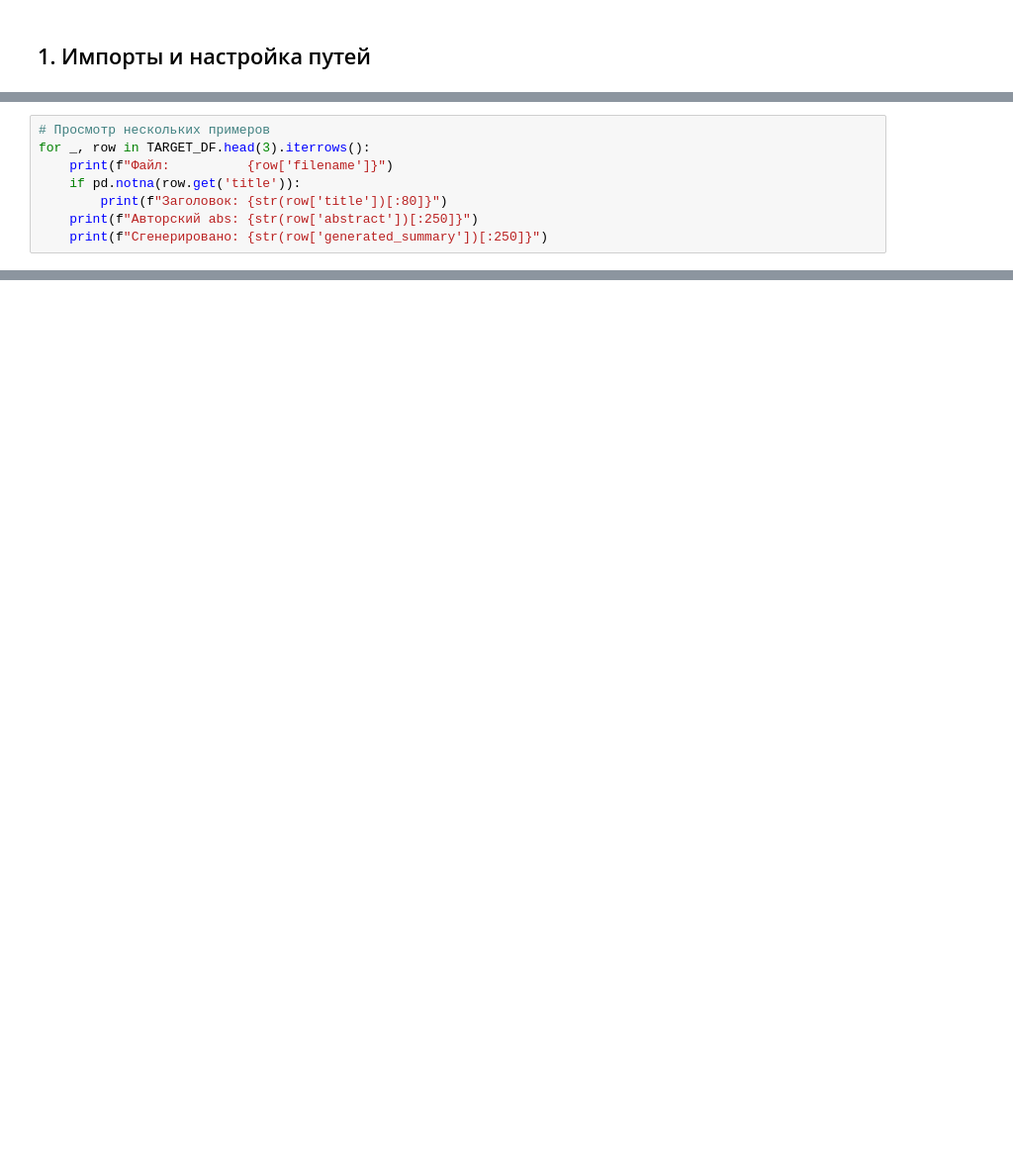
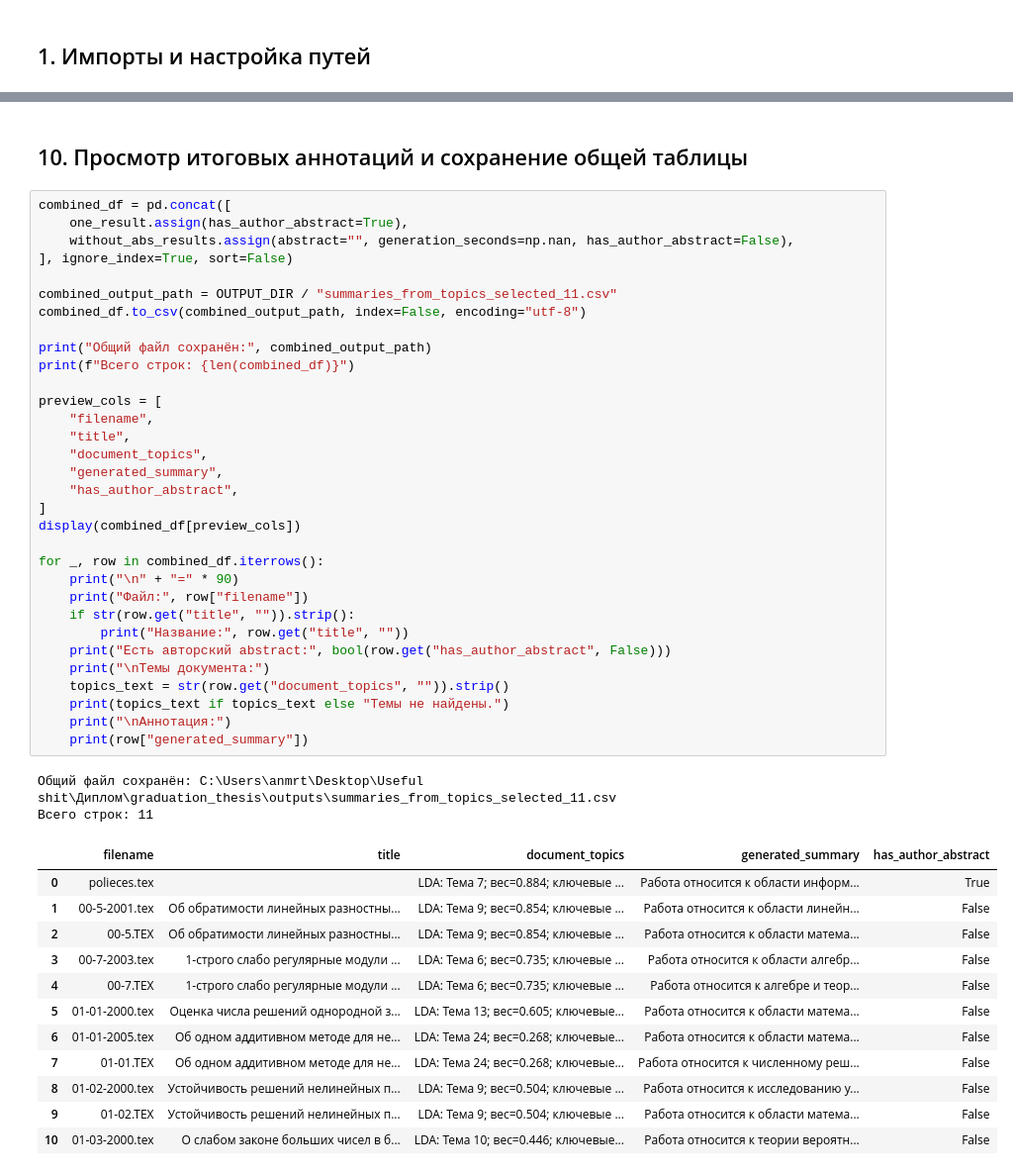
Before and after one commit to AnastasiyaMartynova/graduation_thesis, a Jupyter notebook: 06_summarization.ipynb, the cells around one changed output, grey strips where cells are left out. Shown at 99% size. Saved outputs shown, nothing was run; the diff lists cells and outputs as text; blank space fills up the shorter version.

Commit message:
Summarization: now summarization is done based on the thematic profile of documents, and not on text content

```diff
--- a/06_summarization.ipynb
+++ b/06_summarization.ipynb
@@ -191,8 +2,0 @@ print("Промежуточный результат сохранён:", OUTPUT_
-# %%
-# Просмотр нескольких примеров
-for _, row in TARGET_DF.head(3).iterrows():
-    print(f"Файл:          {row['filename']}")
-    if pd.notna(row.get('title')):
-        print(f"Заголовок: {str(row['title'])[:80]}")
-    print(f"Авторский abs: {str(row['abstract'])[:250]}")
-    print(f"Сгенерировано: {str(row['generated_summary'])[:250]}")
@@ -459,0 +896,49 @@ print("Колонки:", final_cols)
+# %% [markdown]
+## 10. Просмотр итоговых аннотаций и сохранение общей таблицы
+# %%
+combined_df = pd.concat([
+    one_result.assign(has_author_abstract=True),
+    without_abs_results.assign(abstract="", generation_seconds=np.nan, has_author_abstract=False),
+], ignore_index=True, sort=False)
+
+combined_output_path = OUTPUT_DIR / "summaries_from_topics_selected_11.csv"
+combined_df.to_csv(combined_output_path, index=False, encoding="utf-8")
+
+print("Общий файл сохранён:", combined_output_path)
+print(f"Всего строк: {len(combined_df)}")
+
+preview_cols = [
+    "filename",
+    "title",
+    "document_topics",
+    "generated_summary",
+    "has_author_abstract",
+]
+display(combined_df[preview_cols])
+
+for _, row in combined_df.iterrows():
+    print("\n" + "=" * 90)
+    print("Файл:", row["filename"])
+    if str(row.get("title", "")).strip():
+        print("Название:", row.get("title", ""))
+    print("Есть авторский abstract:", bool(row.get("has_author_abstract", False)))
+    print("\nТемы документа:")
+    topics_text = str(row.get("document_topics", "")).strip()
+    print(topics_text if topics_text else "Темы не найдены.")
+    print("\nАннотация:")
+    print(row["generated_summary"])
+# %% [output]
+Общий файл сохранён: C:\Users\anmrt\Desktop\Useful shit\Диплом\graduation_thesis\outputs\summaries_from_topics_selected_11.csv
+Всего строк: 11
+|  | filename | title | document_topics | generated_summary | has_author_abstract |
+| 0 | polieces.tex |  | LDA: Тема 7; вес=0.884; ключевые ... | Работа относится к области информ... | True |
+| 1 | 00-5-2001.tex | Об обратимости линейных разностны... | LDA: Тема 9; вес=0.854; ключевые ... | Работа относится к области линейн... | False |
+| 2 | 00-5.TEX | Об обратимости линейных разностны... | LDA: Тема 9; вес=0.854; ключевые ... | Работа относится к области матема... | False |
+| 3 | 00-7-2003.tex | 1-строго слабо регулярные модули ... | LDA: Тема 6; вес=0.735; ключевые ... | Работа относится к области алгебр... | False |
+| 4 | 00-7.TEX | 1-строго слабо регулярные модули ... | LDA: Тема 6; вес=0.735; ключевые ... | Работа относится к алгебре и теор... | False |
+| 5 | 01-01-2000.tex | Оценка числа решений однородной з... | LDA: Тема 13; вес=0.605; ключевые... | Работа относится к области матема... | False |
+| 6 | 01-01-2005.tex | Об одном аддитивном методе для не... | LDA: Тема 24; вес=0.268; ключевые... | Работа относится к области матема... | False |
+| 7 | 01-01.TEX | Об одном аддитивном методе для не... | LDA: Тема 24; вес=0.268; ключевые... | Работа относится к численному реш... | False |
+| 8 | 01-02-2000.tex | Устойчивость решений нелинейных п... | LDA: Тема 9; вес=0.504; ключевые ... | Работа относится к исследованию у... | False |
+| 9 | 01-02.TEX | Устойчивость решений нелинейных п... | LDA: Тема 9; вес=0.504; ключевые ... | Работа относится к области матема... | False |
+| 10 | 01-03-2000.tex | О слабом законе больших чисел в б... | LDA: Тема 10; вес=0.446; ключевые... | Работа относится к теории вероятн... | False |
```
Also changed, not shown: parts of 43 cells of this notebook, 1 other file.
